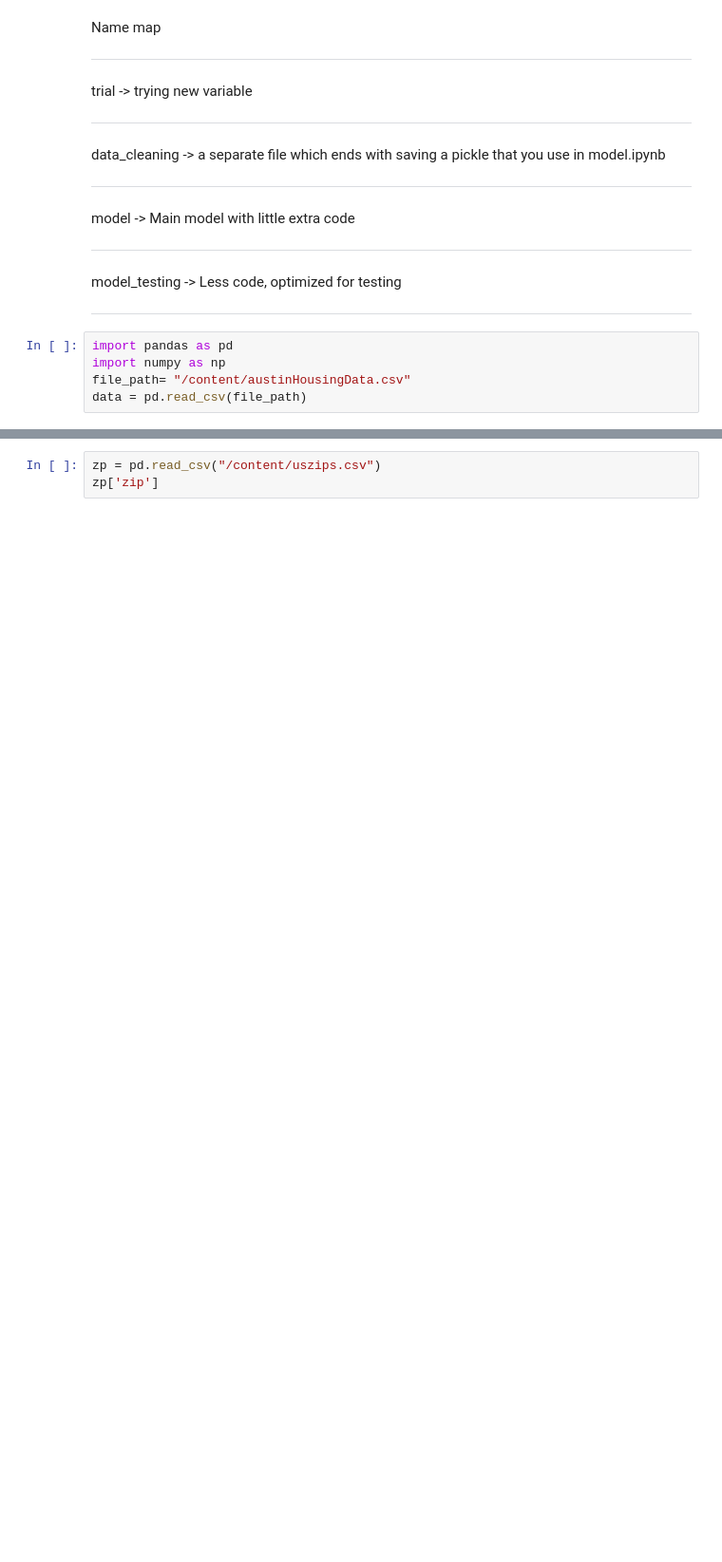
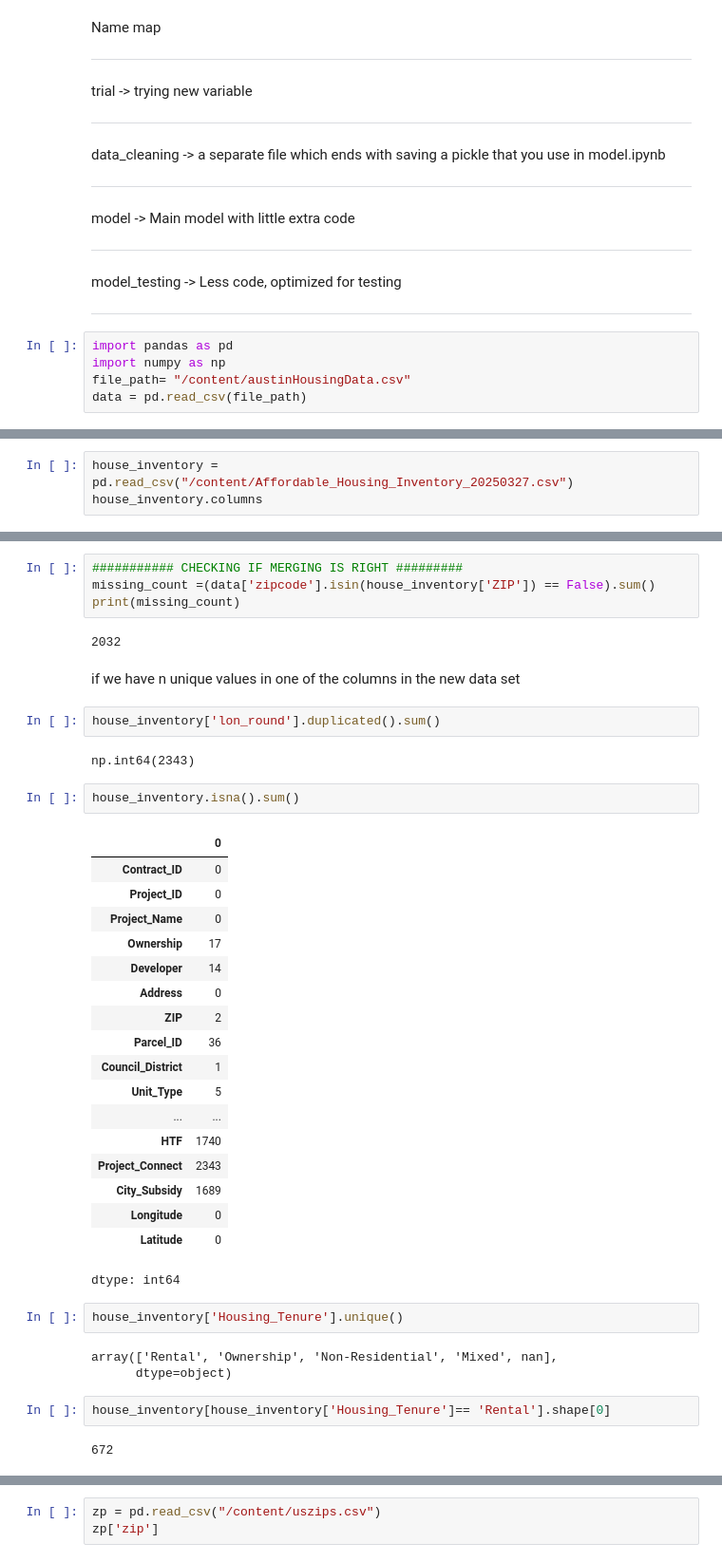
Before and after one commit to Shahahaha11/LION_DEN, a Jupyter notebook: trial2_DATA_CLEANING.ipynb, the cells around one changed output, grey strips where cells are left out. Shown at 95% size. Saved outputs shown, nothing was run; the diff lists cells and outputs as text; blank space fills up the shorter version.

```diff
--- a/trial2_DATA_CLEANING.ipynb
+++ b/trial2_DATA_CLEANING.ipynb
@@ -37,0 +54,3 @@ data['zipcode'].nunique()
+# %%
+house_inventory = pd.read_csv("/content/Affordable_Housing_Inventory_20250327.csv")
+house_inventory.columns
@@ -37,0 +71,42 @@ data['zipcode'].nunique()
+# %%
+########### CHECKING IF MERGING IS RIGHT #########
+missing_count =(data['zipcode'].isin(house_inventory['ZIP']) == False).sum()
+print(missing_count)
+# %% [output]
+2032
+# %% [markdown]
+if we have n unique values in one of the columns in the new data set
+# %%
+house_inventory['lon_round'].duplicated().sum()
+# %% [output]
+np.int64(2343)
+# %%
+house_inventory.isna().sum()
+# %% [output]
+|  | 0 |
+| Contract_ID | 0 |
+| Project_ID | 0 |
+| Project_Name | 0 |
+| Ownership | 17 |
+| Developer | 14 |
+| Address | 0 |
+| ZIP | 2 |
+| Parcel_ID | 36 |
+| Council_District | 1 |
+| Unit_Type | 5 |
+| ... | ... |
+| HTF | 1740 |
+| Project_Connect | 2343 |
+| City_Subsidy | 1689 |
+| Longitude | 0 |
+| Latitude | 0 |
+dtype: int64
+# %%
+house_inventory['Housing_Tenure'].unique()
+# %% [output]
+array(['Rental', 'Ownership', 'Non-Residential', 'Mixed', nan],
+      dtype=object)
+# %%
+house_inventory[house_inventory['Housing_Tenure']== 'Rental'].shape[0]
+# %% [output]
+672
```
Also changed, not shown: parts of 10 cells of this notebook.
